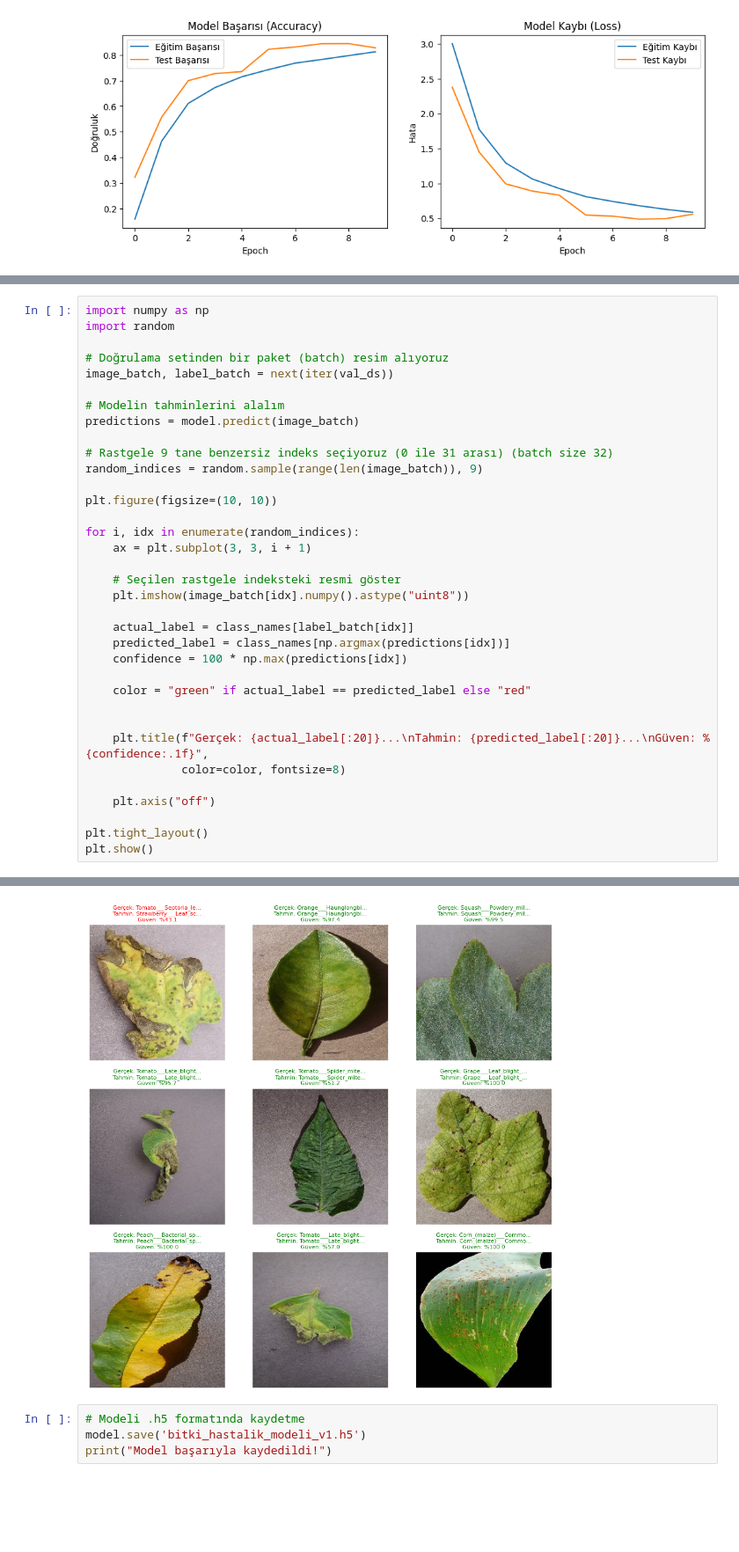
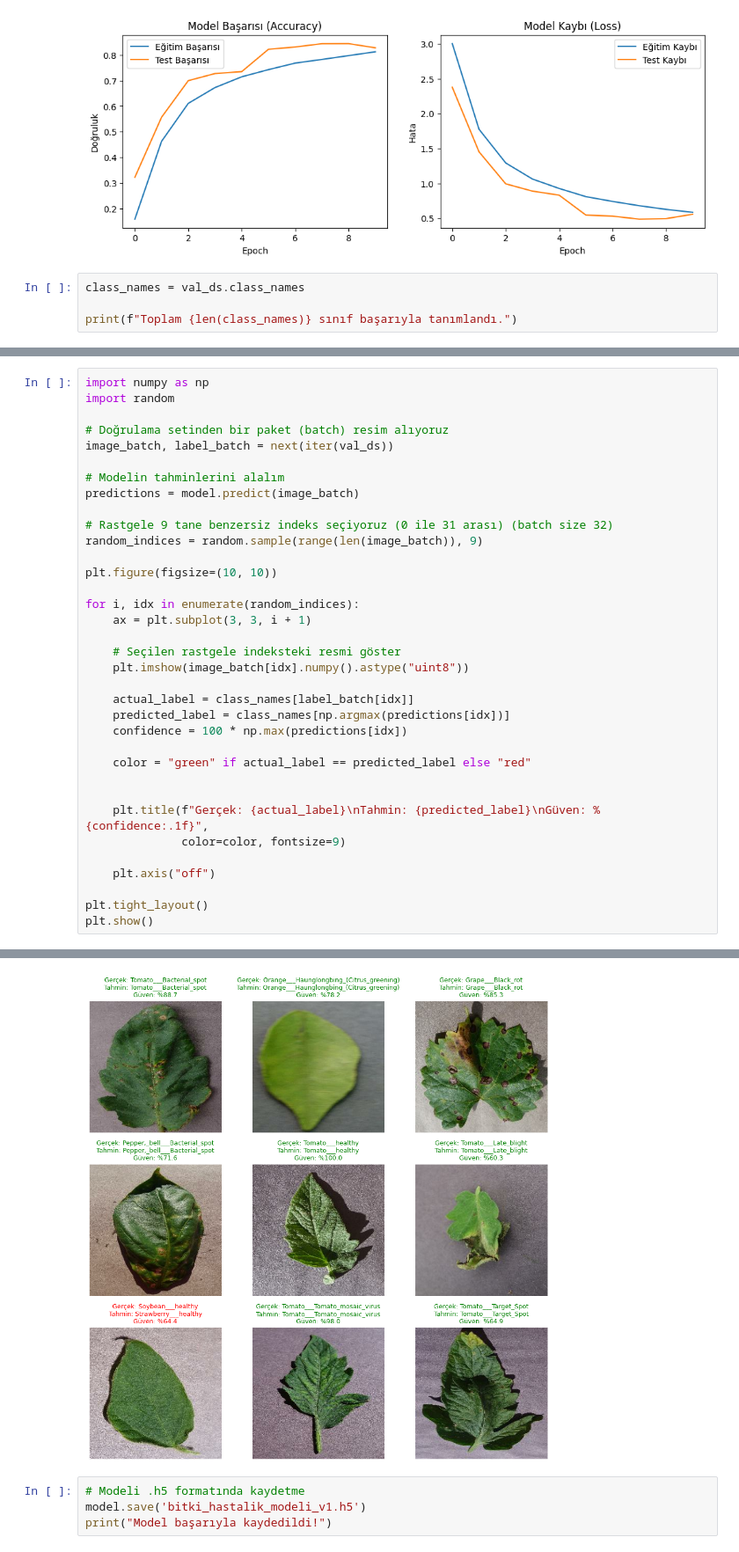
Before and after one commit to selenakdik/bitki-sagligi-teshisi, a Jupyter notebook: Bitki_Hastalik_Teshisi.ipynb, the cells around one changed output, grey strips where cells are left out. Shown at 88% size. Cells and saved outputs as stored; diff of their text form; blank space fills up the shorter version.

```diff
--- a/Bitki_Hastalik_Teshisi.ipynb
+++ b/Bitki_Hastalik_Teshisi.ipynb
@@ -268,3 +273,7 @@ plt.legend()
 plt.show()
 # %% [output]
 [figure]
+# %%
+class_names = val_ds.class_names
+
+print(f"Toplam {len(class_names)} sınıf başarıyla tanımlandı.")
@@ -296,8 +307,8 @@ for i, idx in enumerate(random_indices):
     color = "green" if actual_label == predicted_label else "red"
 
 
-    plt.title(f"Gerçek: {actual_label[:20]}...\nTahmin: {predicted_label[:20]}...\nGüven: %{confidence:.1f}",
-              color=color, fontsize=8)
+    plt.title(f"Gerçek: {actual_label}\nTahmin: {predicted_label}\nGüven: %{confidence:.1f}",
+              color=color, fontsize=9)
 
     plt.axis("off")
 
@@ -308,4 +319,4 @@ plt.show()
-[figure, old version]
+[figure, new version]
 # %%
 # Modeli .h5 formatında kaydetme
 model.save('bitki_hastalik_modeli_v1.h5')
```
Also changed, not shown: parts of 4 cells of this notebook.
